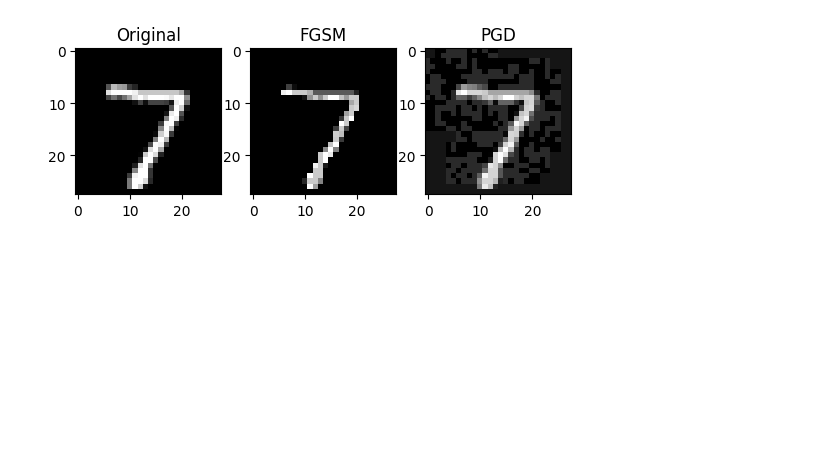
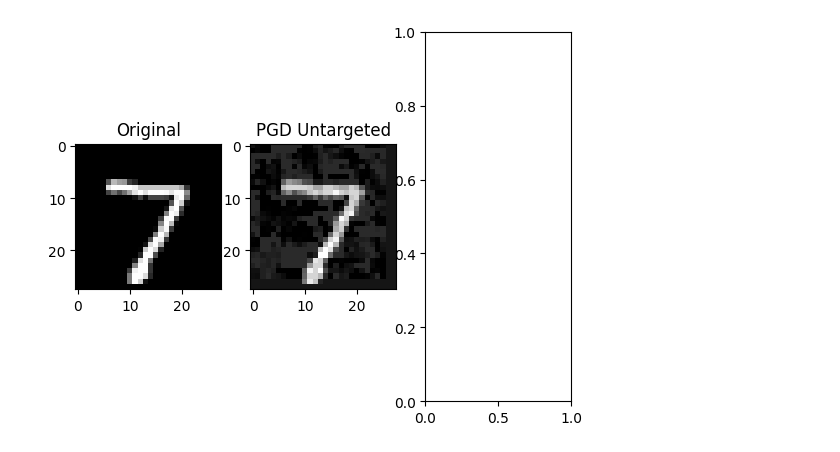
Before and after one commit to hrithiksagar/S24-RSAI-Asgn-1-Poisioning-Attack, a Jupyter notebook: Task 2/A1T2_2023900021_WhiteBoxAttack.ipynb, the cells around one changed output. Drawn from its saved outputs; the diff is of its cells as text; code cells hidden in the pictures; blank space fills up the shorter version.

```diff
--- a/Task 2/A1T2_2023900021_WhiteBoxAttack.ipynb
+++ b/Task 2/A1T2_2023900021_WhiteBoxAttack.ipynb
@@ -131,103 +154,36 @@ Accuracy of the network on the 10000 test images: 98 %
 # %%
-# Implement Fast Gradient Sign Method (FGSM)
-def fgsm_attack(image, epsilon, data_grad):
-    sign_data_grad = data_grad.sign()
-    perturbed_image = image + epsilon * sign_data_grad
-    perturbed_image = torch.clamp(perturbed_image, 0, 1)
-    return perturbed_image
-
-# Implement Projected Gradient Descent (PGD)
-def pgd_attack(image, epsilon, data_grad, alpha, num_steps):
+# PGD untargeted attack
+def pgd_attack(model, criterion, image, label, epsilon, alpha, num_steps):
     perturbed_image = image.clone().detach()
     for _ in range(num_steps):
         perturbed_image.requires_grad = True
-        output = net(perturbed_image)
-        loss = criterion(output, true_label)
-        net.zero_grad()
+        output = model(perturbed_image)
+        loss = criterion(output, label)
+        model.zero_grad()
         loss.backward()
         data_grad = perturbed_image.grad.data
         perturbed_image = perturbed_image + alpha * torch.sign(data_grad)
         perturbed_image = torch.max(torch.min(perturbed_image, image + epsilon), image - epsilon).detach()
     return perturbed_image
 
 # Choose an image from the dataset
-# Choose an image from the dataset
-# image, true_label = testset[0][0].unsqueeze(0), torch.tensor([testset[0][1]])  # Convert true_label to tensor
-image, true_label = testset[0][0].unsqueeze(0).repeat(64, 1, 1, 1), torch.tensor([testset[0][1]] * 64)  # Convert true_label to tensor
+image, label = testset[0][0].unsqueeze(0), torch.tensor([testset[0][1]])
 
-# FGSM Attack
-epsilon = 0.2
-image.requires_grad = True
-output = net(image)
-loss = criterion(output, true_label)  # Ensure true_label is a tensor
-net.zero_grad()
-loss.backward()
-data_grad = image.grad.data
-perturbed_image_fgsm = fgsm_attack(image, epsilon, data_grad)
-
-# PGD Attack
-alpha = 0.01
-num_steps = 40
-perturbed_image_pgd = pgd_attack(image, epsilon, data_grad, alpha, num_steps)
+# PGD Untargeted Attack
+alpha = 0.01  # Example alpha value
+num_steps = 40  # Example number of steps
+perturbed_image_pgd = pgd_attack(net, criterion, image, label, epsilon, alpha, num_steps)
 
 # Visualize and compare images
 import matplotlib.pyplot as plt
 
-# fig, axs = plt.subplots(1, 3)
-# axs[0].imshow(image.squeeze().detach().numpy(), cmap='gray')
-# axs[0].set_title('Original')
-
-# axs[1].imshow(perturbed_image_fgsm.squeeze().detach().numpy(), cmap='gray')
-# axs[1].set_title('FGSM')
-
-# axs[2].imshow(perturbed_image_pgd.squeeze().detach().numpy(), cmap='gray')
-# axs[2].set_title('PGD')
-
-# plt.show()
-
 fig, axs = plt.subplots(1, 3)
-axs[0].imshow(image[0].squeeze().detach().numpy(), cmap='gray')  # Select the first image from the batch
+axs[0].imshow(image.squeeze().detach().numpy(), cmap='gray')
 axs[0].set_title('Original')
 
-axs[1].imshow(perturbed_image_fgsm[0].squeeze().detach().numpy(), cmap='gray')  # Select the first perturbed image from the batch
-axs[1].set_title('FGSM')
-
-axs[2].imshow(perturbed_image_pgd[0].squeeze().detach().numpy(), cmap='gray')  # Select the first perturbed image from the batch
-axs[2].set_title('PGD')
+axs[1].imshow(perturbed_image_pgd.squeeze().detach().numpy(), cmap='gray')
+axs[1].set_title('PGD Untargeted')
 
 plt.show()
-
-
-# Evaluate the model on perturbed images
-output_fgsm = net(perturbed_image_fgsm)
-output_pgd = net(perturbed_image_pgd)
-_, predicted_fgsm = torch.max(output_fgsm, 1)
-_, predicted_pgd = torch.max(output_pgd, 1)
-
-loss_original = criterion(output, true_label)
-loss_fgsm = criterion(output_fgsm, true_label)
-loss_pgd = criterion(output_pgd, true_label)
-
-print("Original Loss:", loss_original.item())
-print("FGSM Loss:", loss_fgsm.item())
-print("PGD Loss:", loss_pgd.item())
-
-# print("Original Label:", true_label.item())
-print("Original Labels:", true_label)
-# print("FGSM Predicted Label:", predicted_fgsm.item())
-print("FGSM Predicted Labels:", predicted_fgsm)
-print("FGSM Predicted Outputs:", output_fgsm)
-
-
-# print("PGD Predicted Label:", predicted_pgd.item())
-print("PGD Predicted Label:", predicted_pgd)
-
-
-epsilons = [0.05, 0.15, 0.25]  # different values of epsilon
-print("FGSM Predicted Outputs Shape:", output_fgsm.shape)
-print("FGSM Predicted Labels Shape:", predicted_fgsm.shape)
-print("FGSM Predicted Labels:")
-for label in predicted_fgsm:
-    print(label.item())
 # %% [output]
-[figure, old version]
+[figure, new version]
```
Also changed, not shown: parts of 11 cells of this notebook, 13 other files.
